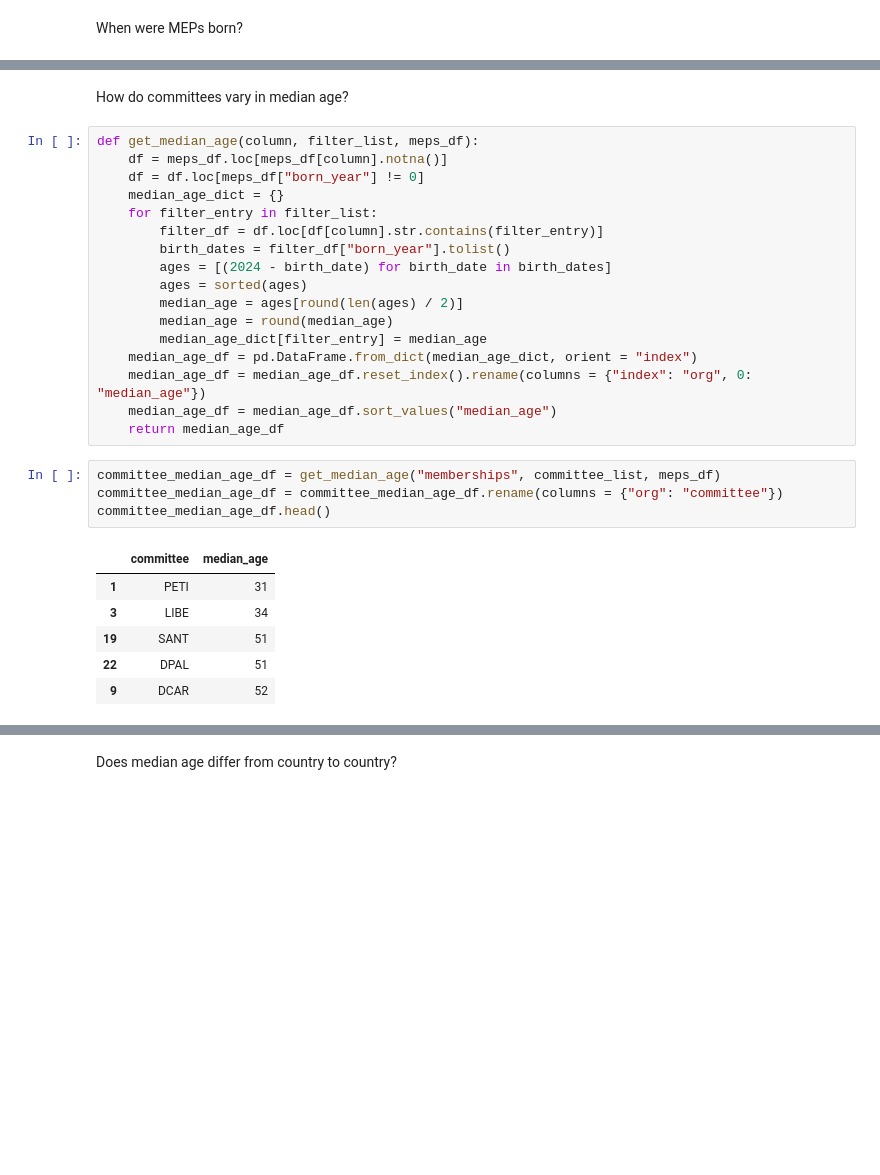
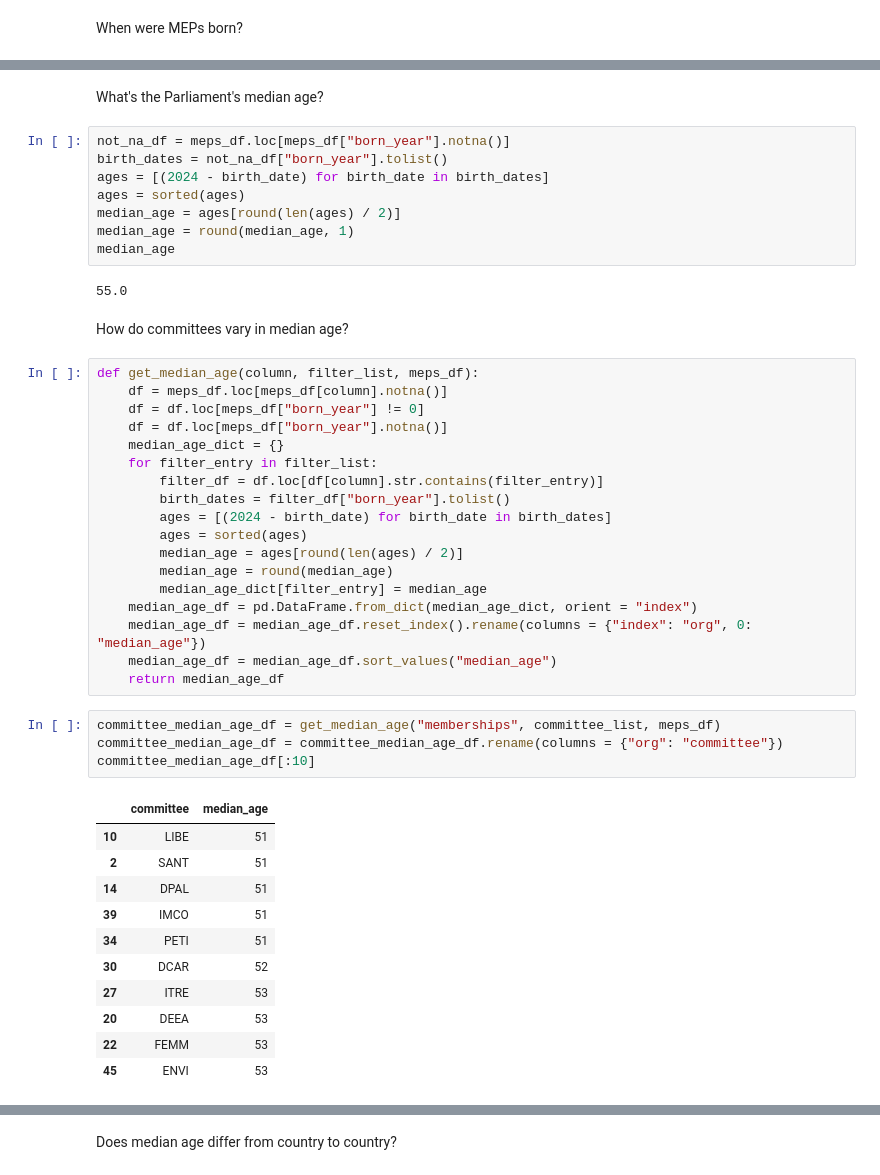
Before and after one commit to SWRdata/p081_euparlament_divers, a Jupyter notebook: analysis/analyse.ipynb, the cells around one changed output, grey strips where cells are left out. Drawn from its saved outputs; the diff is of its cells as text; blank space fills up the shorter version.

```diff
--- a/analysis/analyse.ipynb
+++ b/analysis/analyse.ipynb
@@ -442,31 +425,49 @@ plt.show()
+# %% [markdown]
+What's the Parliament's median age?
+# %%
+not_na_df = meps_df.loc[meps_df["born_year"].notna()]
+birth_dates = not_na_df["born_year"].tolist()
+ages = [(2024 - birth_date) for birth_date in birth_dates]
+ages = sorted(ages)
+median_age = ages[round(len(ages) / 2)]
+median_age = round(median_age, 1)
+median_age
+# %% [output]
+55.0
 # %% [markdown]
 How do committees vary in median age?
-# %%
-def get_median_age(column, filter_list, meps_df):
-    df = meps_df.loc[meps_df[column].notna()]
-    df = df.loc[meps_df["born_year"] != 0]
-    median_age_dict = {}
-    for filter_entry in filter_list:
-        filter_df = df.loc[df[column].str.contains(filter_entry)]
-        birth_dates = filter_df["born_year"].tolist()
-        ages = [(2024 - birth_date) for birth_date in birth_dates]
-        ages = sorted(ages)
-        median_age = ages[round(len(ages) / 2)]
-        median_age = round(median_age)
-        median_age_dict[filter_entry] = median_age
-    median_age_df = pd.DataFrame.from_dict(median_age_dict, orient = "index")
-    median_age_df = median_age_df.reset_index().rename(columns = {"index": "org", 0: "median_age"})
-    median_age_df = median_age_df.sort_values("median_age")
-    return median_age_df
+# %%
+def get_median_age(column, filter_list, meps_df):
+    df = meps_df.loc[meps_df[column].notna()]
+    df = df.loc[meps_df["born_year"] != 0]
+    df = df.loc[meps_df["born_year"].notna()]
+    median_age_dict = {}
+    for filter_entry in filter_list:
+        filter_df = df.loc[df[column].str.contains(filter_entry)]
+        birth_dates = filter_df["born_year"].tolist()
+        ages = [(2024 - birth_date) for birth_date in birth_dates]
+        ages = sorted(ages)
+        median_age = ages[round(len(ages) / 2)]
+        median_age = round(median_age)
+        median_age_dict[filter_entry] = median_age
+    median_age_df = pd.DataFrame.from_dict(median_age_dict, orient = "index")
+    median_age_df = median_age_df.reset_index().rename(columns = {"index": "org", 0: "median_age"})
+    median_age_df = median_age_df.sort_values("median_age")
+    return median_age_df
 # %%
 committee_median_age_df = get_median_age("memberships", committee_list, meps_df)
 committee_median_age_df = committee_median_age_df.rename(columns = {"org": "committee"})
-committee_median_age_df.head()
+committee_median_age_df[:10]
 # %% [output]
 |  | committee | median_age |
-| 1 | PETI | 31 |
-| 3 | LIBE | 34 |
-| 19 | SANT | 51 |
-| 22 | DPAL | 51 |
-| 9 | DCAR | 52 |
+| 10 | LIBE | 51 |
+| 2 | SANT | 51 |
+| 14 | DPAL | 51 |
+| 39 | IMCO | 51 |
+| 34 | PETI | 51 |
+| 30 | DCAR | 52 |
+| 27 | ITRE | 53 |
+| 20 | DEEA | 53 |
+| 22 | FEMM | 53 |
+| 45 | ENVI | 53 |
 # %%
```
Also changed, not shown: parts of 37 cells of this notebook, 4 other files.
